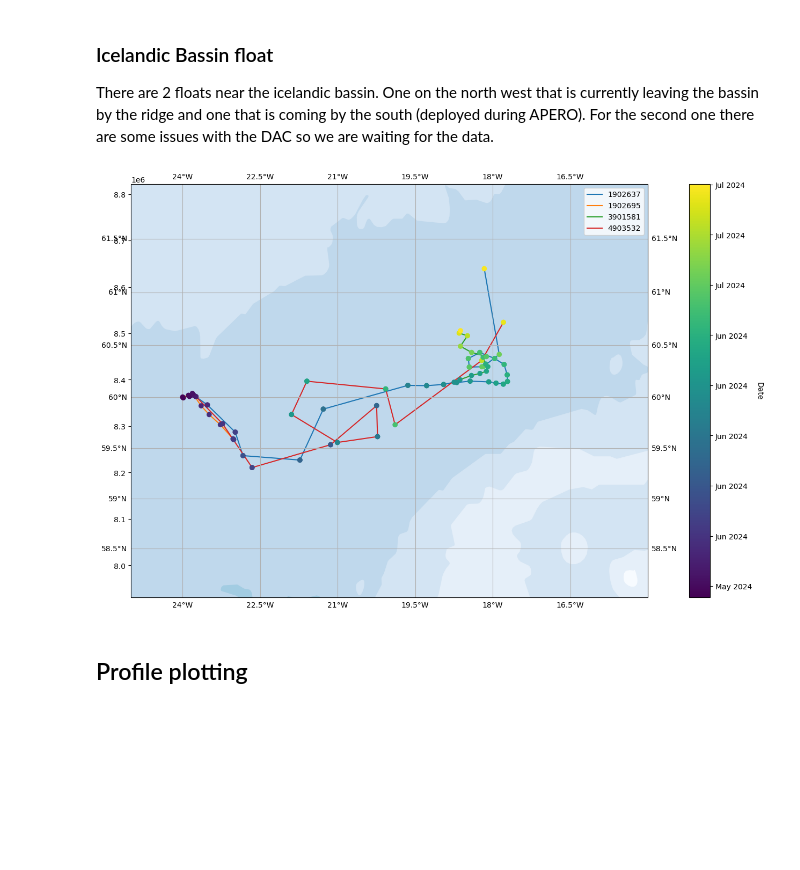
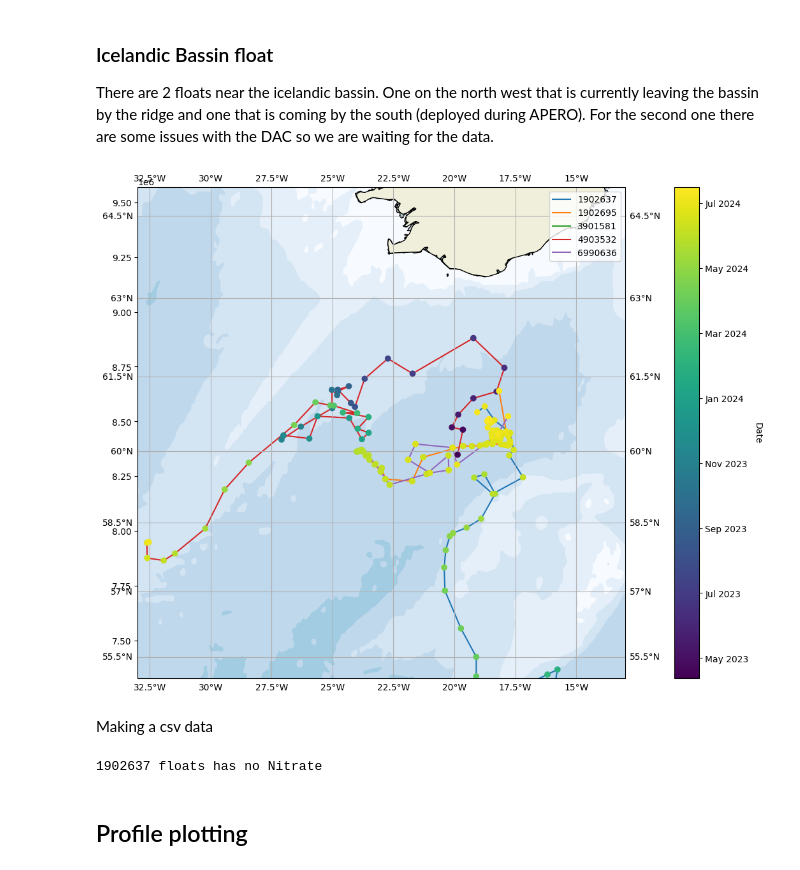
Before and after one commit to NOC-OBG-Autonomy/biocarbon_nrt_data_viz, a Jupyter notebook: Python_notebooks/autonomy_visualization.ipynb, the cells around one changed output. Cells and saved outputs as stored; diff of their text form; code cells hidden in the pictures; blank space fills up the shorter version.

```diff
--- a/Python_notebooks/autonomy_visualization.ipynb
+++ b/Python_notebooks/autonomy_visualization.ipynb
@@ -89,7 +89,7 @@ float_5_url = 'https://data-argo.ifremer.fr/dac/coriolis/4903659/4903659_Sprof.n
 
 
 #List the floats to plot
-floats_url = [float_3_url, float_5_url]
+floats_url = [float_1_url, float_2_url, float_3_url, float_5_url]
 
 #Assign the local float directory
 parent_dir = os.path.abspath(os.path.join(os.getcwd(), os.pardir))
@@ -107,8 +107,8 @@ for url, filename in zip(floats_url, floats_filenames):
     urlretrieve(url, filename)
 # %%
 filenames = []
-for i in range(13):
-    url = 'https://data-argo.ifremer.fr/dac/bodc/3901581/profiles/BR3901581_0' + format(i + 1, '02d') + '.nc'
+for i in range(14):
+    url = 'https://data-argo.ifremer.fr/dac/bodc/3901581/profiles/SR3901581_0' + format(i + 1, '02d') + '.nc'
     filename = floats_dir + '/' + url.rsplit('/', 1)[1]
     urlretrieve(url, filename)
     filenames.append(filename)
@@ -157,10 +157,10 @@ land_50m = cfeature.NaturalEarthFeature('physical', 'land', '50m',
                                         facecolor=cfeature.COLORS['land'])
 
 # Define data's extents I used an arbitrary extent that depicts the Icelandic Bassin
-min_lon = -25
-max_lon = -15
-min_lat = 58
-max_lat = 62
+min_lon = -33
+max_lon = -13
+min_lat = 55
+max_lat = 65
 # %%
 bath_directory = parent_dir + '/Data/' + "ne_10m_bathymetry_all/"
 def load_bathymetry(zip_file_url):
@@ -196,6 +196,7 @@ depths_str, shp_dict = load_bathymetry(
 import cartopy.crs as ccrs
 import cartopy.feature as cfeature
 import matplotlib
+position_df = position_df.sort_values(by=['JULD'])
 grouped = position_df.groupby('float')
 
 # Construct a discrete colormap with colors corresponding to each depth
@@ -219,33 +220,35 @@ ax.set_extent([min_lon, max_lon, min_lat, max_lat], crs=ccrs.PlateCarree())
 # Scatter plot
 sc = ax.scatter(position_df['LONGITUDE'], position_df['LATITUDE'], transform=ccrs.PlateCarree(), c = position_df['JULD'], zorder = 3)
 
 #set the plot color bar
 cbar = plt.colorbar(sc, ax = ax, label='Date')
 cbar.set_label('Date', rotation=270, labelpad=15)
 
 float_array = cbar.ax.get_yticks()
 formatted_date = np.vectorize(lambda x: datetime.fromtimestamp(float(x) / 1e9).strftime("%b %Y"))(float_array)
 cbar.ax.set_yticklabels(formatted_date)
 
 for i, depth_str in enumerate(depths_str):
     ax.add_geometries(shp_dict[depth_str].geometries(),
                         crs=ccrs.PlateCarree(),
                         color=colors_depths[i])
 
 for name, group in grouped:
     group.plot(x='LONGITUDE', y='LATITUDE', ax=ax, transform=ccrs.PlateCarree(), label=name, zorder=2)
 # Add map features
 ax.add_feature(cfeature.COASTLINE)
 ax.add_feature(land_50m)
 ax.stock_img()
 
 # print a grid on it
 gl = ax.gridlines(draw_labels=True,x_inline=False,y_inline=False, crs=ccrs.PlateCarree())
 
 # Convert vector bathymetries to raster (saves a lot of disk space)
 # while leaving labels as vectors
 ax.set_rasterized(True)
 # %% [output]
-[figure, old version]
+[figure, new version]
 # %%
 position_df.to_csv(parent_dir + '/Data/Floats/floats_location.csv')
+# %% [markdown]
+Making a csv data
@@ -251,0 +258,19 @@ position_df.to_csv(parent_dir + '/Data/Floats/floats_location.csv')
+# %%
+data_df = pd.DataFrame({'PROF_NUM' : str(), 'LONGITUDE' : [], 'LATITUDE' : [],'float' : int()})
+for file in float_files:
+    wmo = re.findall(r'\d{7}', file)[0]
+    dat = xr.open_dataset(parent_dir + '/Data/Floats/' + file)
+    dat = dat.rename({'CYCLE_NUMBER':'PROF_NUM'}).swap_dims({'N_PROF':'PROF_NUM'})
+    if 'NITRATE_ADJUSTED' in dat.variables:
+        temp_df = dat[['LONGITUDE', 'LATITUDE', 'JULD', 'PRES', 'CHLA_ADJUSTED', 'PSAL_ADJUSTED', 'TEMP_ADJUSTED', 'NITRATE_ADJUSTED']].to_dataframe().reset_index()
+        temp_df['float'] = wmo
+        data_df = pd.concat([data_df, temp_df], ignore_index=True)
+        dat.close()
+    else :
+        print(f'{wmo} floats has no Nitrate')
+        temp_df = dat[['LONGITUDE', 'LATITUDE', 'JULD', 'PRES', 'CHLA_ADJUSTED', 'PSAL_ADJUSTED', 'TEMP_ADJUSTED']].to_dataframe().reset_index()
+        temp_df['float'] = wmo
+        data_df = pd.concat([data_df, temp_df], ignore_index=True)
+        dat.close()
+# %% [output]
+1902637 floats has no Nitrate
```
Also changed, not shown: parts of 2 cells of this notebook.
